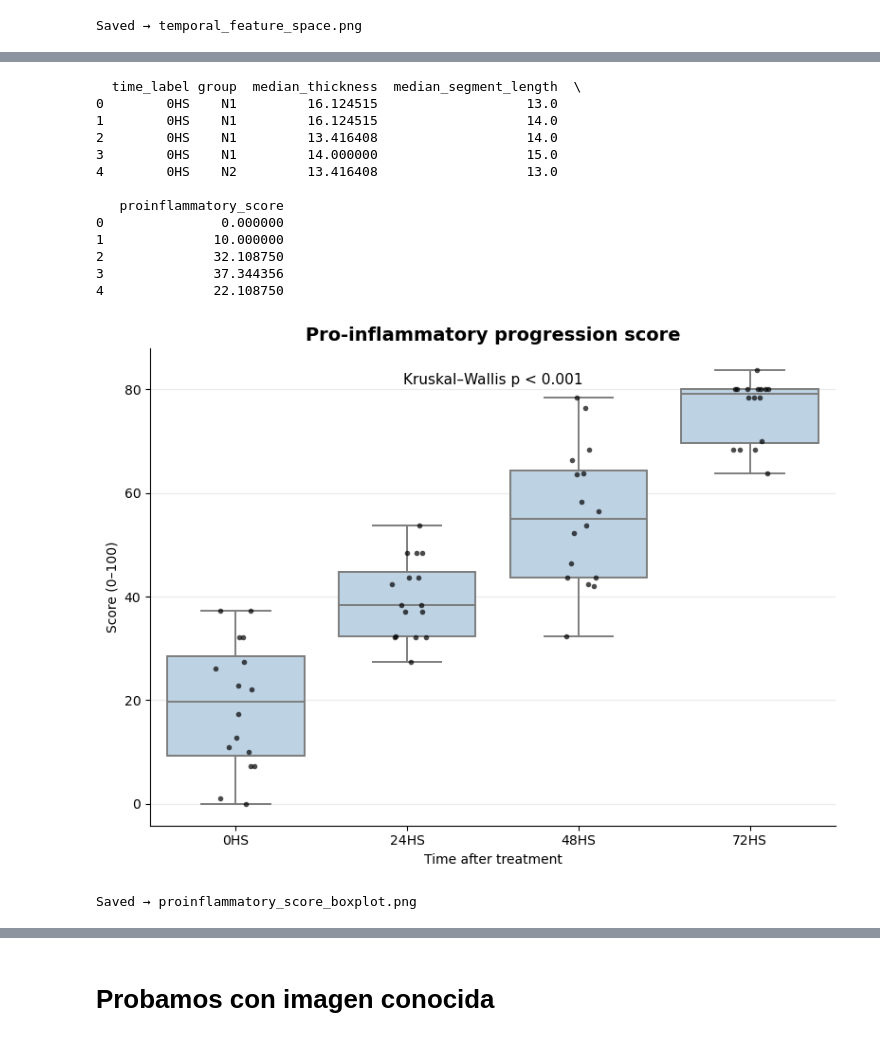
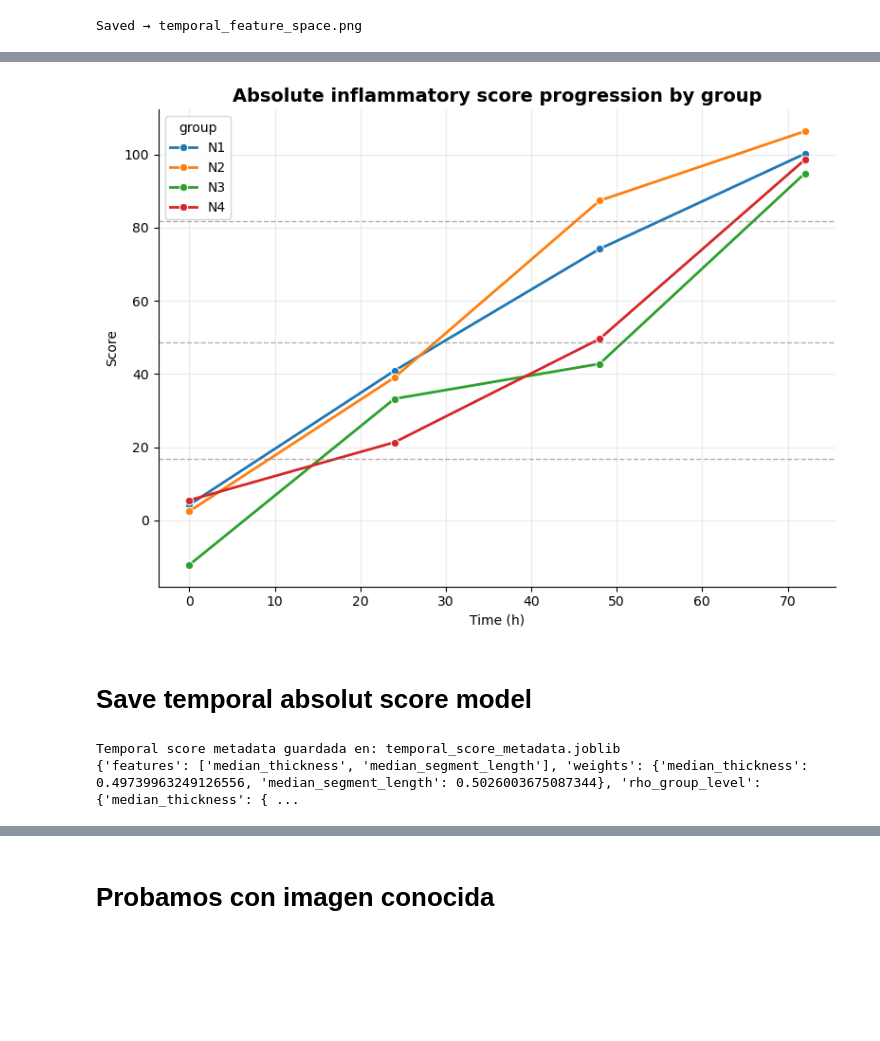
Before and after one commit to alexiagguevara/Proyecto-Final, a Jupyter notebook: main_temp.ipynb, the cells around one changed output, grey strips where cells are left out. Drawn from its saved outputs; the diff is of its cells as text; code cells hidden in the pictures; blank space fills up the shorter version.

```diff
--- a/main_temp.ipynb
+++ b/main_temp.ipynb
@@ -203,0 +305,10 @@ Saved → temporal_feature_space.png
+# %%
+abs_rho_thickness = abs(rho_thickness)
+abs_rho_segment = abs(rho_segment)
+
+w_t_group = abs_rho_thickness / (abs_rho_thickness + abs_rho_segment)
+w_s_group = abs_rho_segment / (abs_rho_thickness + abs_rho_segment)
+
+print("Pesos group-level:")
+print("median_thickness:", w_t_group)
+print("median_segment_length:", w_s_group)
@@ -204,3 +434,29 @@ Saved → temporal_feature_space.png
+# %%
+plt.figure(figsize=(8, 6))
+
+sns.lineplot(
+    data=df_temporal_group_scored,
+    x="time_h",
+    y="absolute_inflammatory_score",
+    hue="group",
+    marker="o",
+    linewidth=2
+)
+
+for thr in thresholds_group:
+    plt.axhline(thr, color="gray", linestyle="--", linewidth=1, alpha=0.6)
+
+plt.title("Absolute inflammatory score progression by group", fontsize=14, fontweight="bold")
+plt.xlabel("Time (h)")
+plt.ylabel("Score")
+plt.grid(True, alpha=0.25)
+sns.despine()
+plt.tight_layout()
+plt.show()
+# %% [output]
+[figure, added]
+# %% [markdown]
+# Save temporal absolut score model
 # %%
 import temporal.pipeline_temp as pip
 importlib.reload(pip)
@@ -209,23 +465,6 @@ from temporal.pipeline_temp import add_proinflammatory_score
 # %%
-df_temporal_scored = add_proinflammatory_score(df_temporal)
-
-print(df_temporal_scored[[
-    "time_label", "group",
-    "median_thickness",
-    "median_segment_length",
-    "proinflammatory_score"
-]].head())
+temporal_metadata = pipeline_temp.save_temporal_score_model(df_temporal)
+print(temporal_metadata)
 # %% [output]
-  time_label group  median_thickness  median_segment_length  \
-0        0HS    N1         16.124515                   13.0
-1        0HS    N1         16.124515                   14.0
-2        0HS    N1         13.416408                   14.0
-3        0HS    N1         14.000000                   15.0
-4        0HS    N2         13.416408                   13.0
-
-   proinflammatory_score
-0               0.000000
-1              10.000000
-2              32.108750
-3              37.344356
-4              22.108750
+Temporal score metadata guardada en: temporal_score_metadata.joblib
+{'features': ['median_thickness', 'median_segment_length'], 'weights': {'median_thickness': 0.49739963249126556, 'median_segment_length': 0.5026003675087344}, 'rho_group_level': {'median_thickness': { ...
@@ -237,5 +470,0 @@ from temporal.pipeline_temp import plot_proinflammatory_score
-# %%
-plot_proinflammatory_score(df_temporal_scored)
-# %% [output]
-[figure, removed]
-Saved → proinflammatory_score_boxplot.png
```
Also changed, not shown: parts of 97 cells of this notebook, 3 other files.
